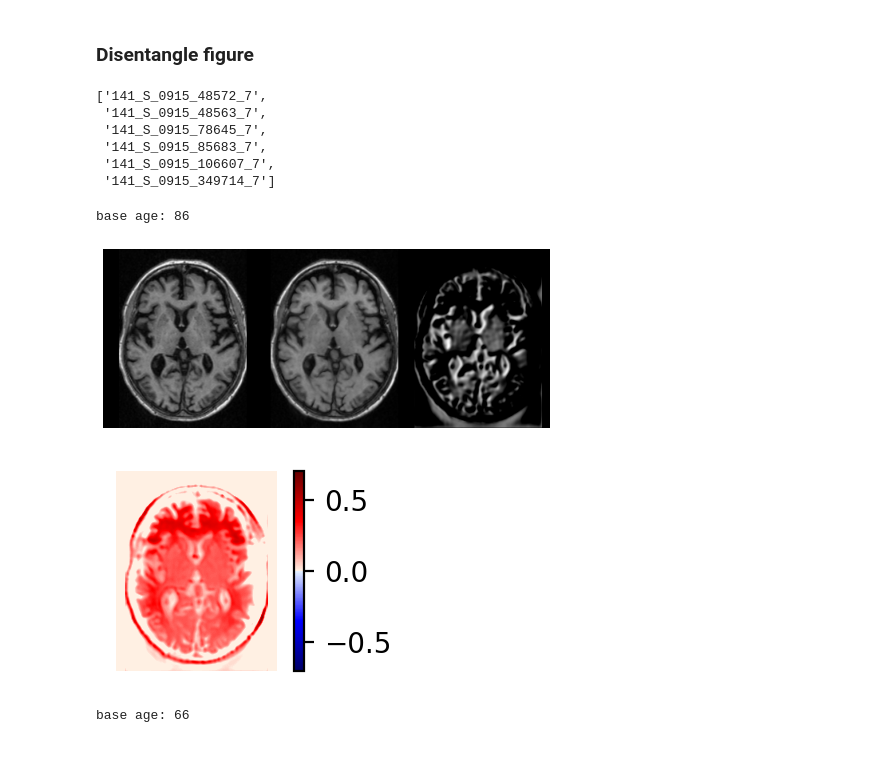
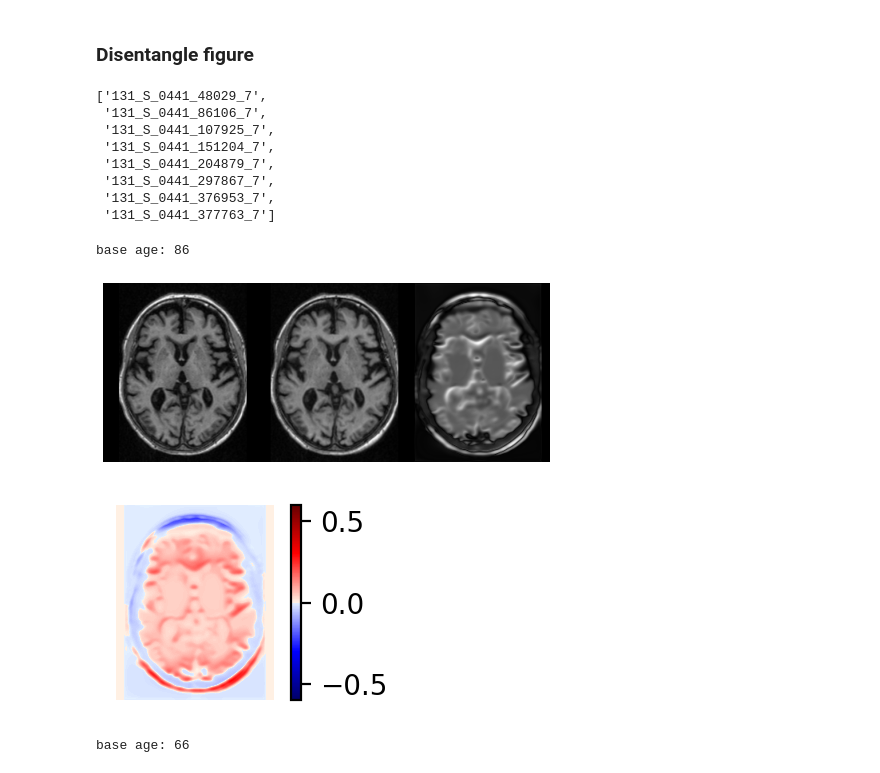
Before and after one commit to clintonjwang/spatial-intensity-transforms, a Jupyter notebook: sitgan/scratchpad.ipynb, the cells around one changed output. Cells and saved outputs as stored; diff of their text form; code cells hidden in the pictures.

```diff
--- a/sitgan/scratchpad.ipynb
+++ b/sitgan/scratchpad.ipynb
@@ -669,7 +730,7 @@ base age: 79
 # %%
 output_imgs = []
 dY = torch.zeros_like(dp["attributes"]).unsqueeze(0).cuda()
-dY[:,0] = -15/age_scale
+dY[:,0] = -10/age_scale
 X_0 = dp["image"].cuda().unsqueeze(0)
 for job in jobs:
     models, args = job_mgmt.get_job_model_and_args(job)
@@ -722,7 +783,7 @@ for job in jobs:
     model_type = args["network"]["type"]
     G=models["G"]
     with torch.no_grad():
-        if model_type == "CVAE":
+        if False:
             attr_gt = dp["attributes"].cuda()
             attr_gt = torch.where(torch.isnan(attr_gt), torch.randn_like(attr_gt), attr_gt).unsqueeze(0)
             X_est = G(X_0, y=attr_gt, dy=dY)
@@ -751,19 +812,21 @@ plt.imshow(img, cmap="gray"); plt.axis('off');
 #     if dp["ID"].startswith("137_S_0994") and dp["ID"].endswith("_7"):
 #         print(dp["ID"])
 # %%
-series_ids = [dp["ID"] for dp in adni.get_all_timepoints_for_subject("141_S_0915")[0]]
+series_ids = [dp["ID"] for dp in adni.get_all_timepoints_for_subject("131_S_0441")[0]]
 series_ids
 # %% [output]
-['141_S_0915_48572_7',
- '141_S_0915_48563_7',
- '141_S_0915_78645_7',
- '141_S_0915_85683_7',
- '141_S_0915_106607_7',
- '141_S_0915_349714_7']
+['131_S_0441_48029_7',
+ '131_S_0441_86106_7',
+ '131_S_0441_107925_7',
+ '131_S_0441_151204_7',
+ '131_S_0441_204879_7',
+ '131_S_0441_297867_7',
+ '131_S_0441_376953_7',
+ '131_S_0441_377763_7']
 # %%
 # ADNI
 series_id = "141_S_0915_349714"
-job = "dit_a_star"
+job = "das_1"
 age_mean,age_scale = np.load(osp.join(ANALYSIS_DIR, "adni_normalizations.npy"))[0]
 dp = adni.get_midslice_for_series(series_id)
 base_age = round(dp["attributes"][0].item() * age_scale + age_mean)
@@ -781,7 +844,7 @@ dY = torch.zeros_like(dp["attributes"]).unsqueeze(0).cuda()
 dY[:,0] = -10/age_scale
 X_0 = dp["image"].cuda().unsqueeze(0)
 with torch.no_grad():
-    if model_type == "CVAE":
+    if False:
         attr_gt = dp["attributes"].cuda()
         attr_gt = torch.where(torch.isnan(attr_gt), torch.randn_like(attr_gt), attr_gt).unsqueeze(0)
         X_est, transforms = G(X_0, y=attr_gt, dy=dY, return_transforms=True)
@@ -797,14 +860,14 @@ img = torch.cat([pad_adni(X_0), pad_adni(X_est), pad_adni(flow)], dim=1)
 plt.rcParams["figure.figsize"] = (8.0, 4.0)
 plt.imshow(img, cmap="gray"); plt.axis('off');
 # %% [output]
-[figure, old version]
+[figure, new version]
 # %%
 #reload(figures)
 plt.rcParams["figure.figsize"] = (2.0, 1.0)
 diffs = transforms[0,0].cpu()
-figures.add_colorplot(pad_adni(diffs), abs_max=.7)
+figures.add_colorplot(pad_adni(diffs), abs_max=.6)
 # %% [output]
-[figure, old version]
+[figure, new version]
 # %%
 # MRIG
 subject_id = "010_FLAIR_FSE_8_AXIAL_0_600035360"
```
Also changed, not shown: parts of 84 cells of this notebook, 18 other files.
